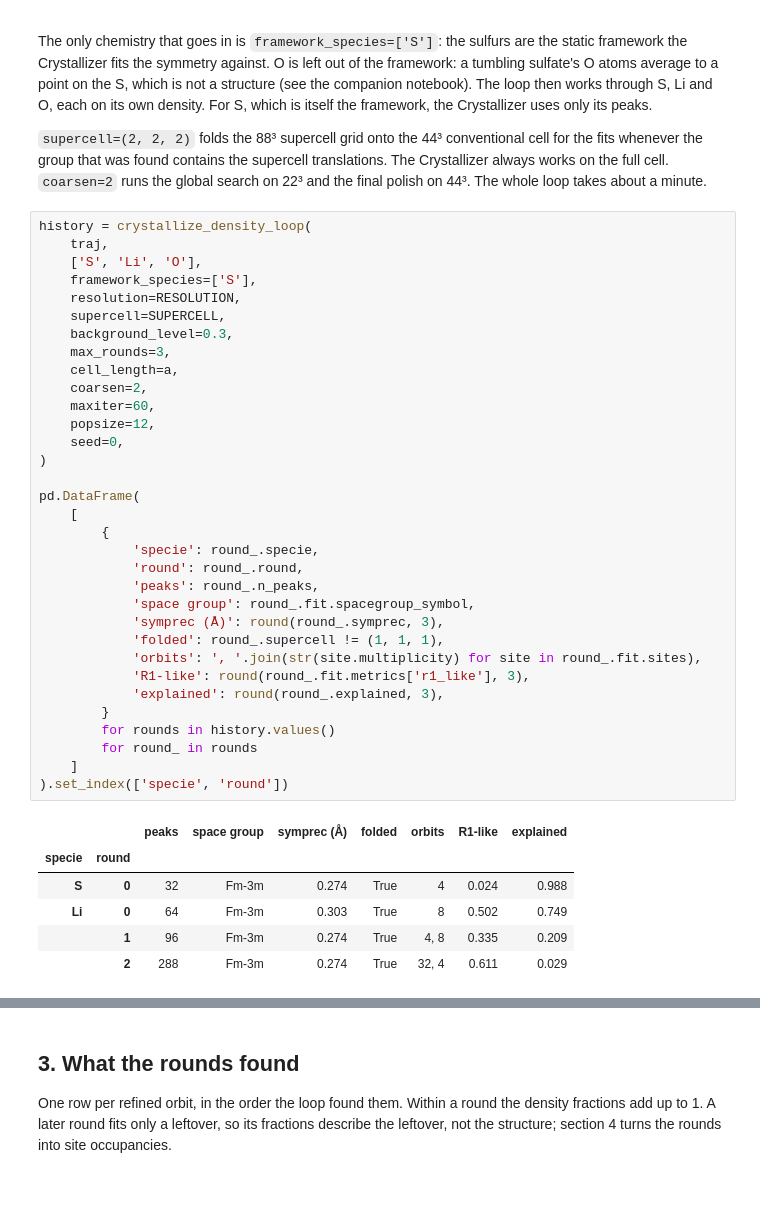
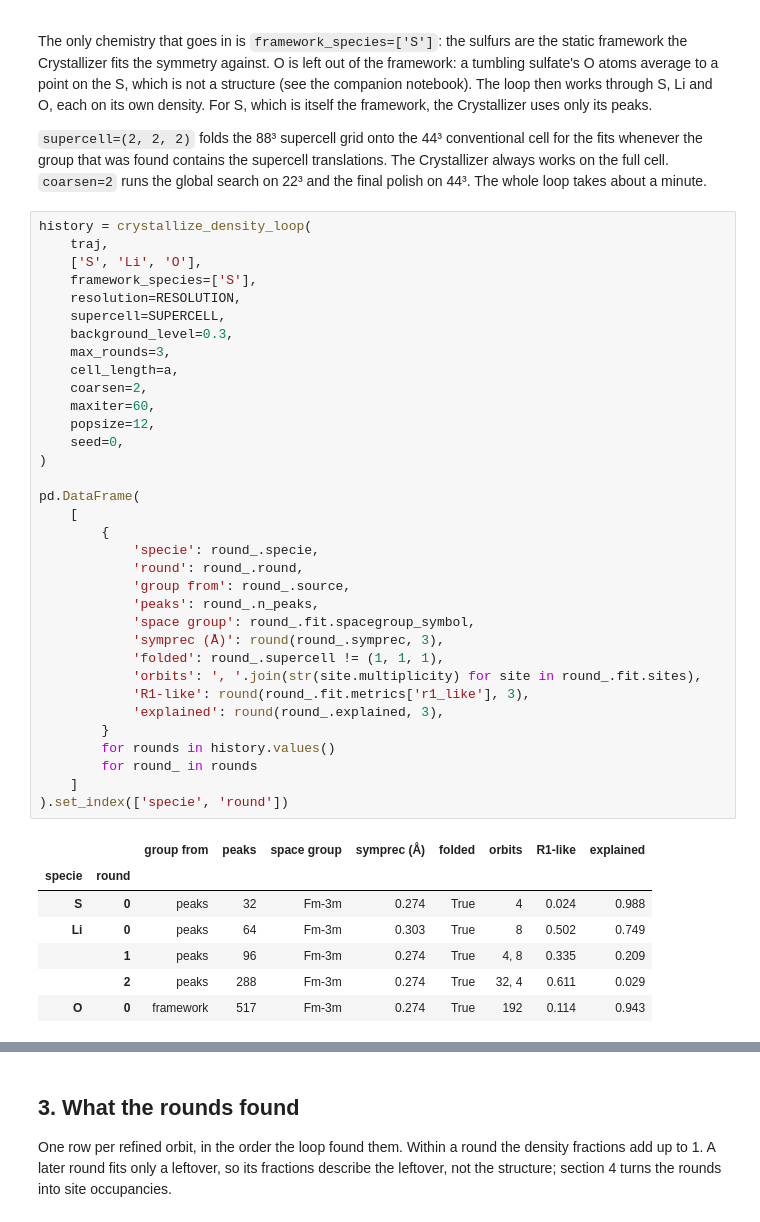
Before and after one commit to GEMDAT-repos/gemdat-notebooks, a Jupyter notebook: crystallizer_density_loop.ipynb, the cells around one changed output, grey strips where cells are left out. Cells and saved outputs as stored; diff of their text form; blank space fills up the shorter version.

```diff
--- a/crystallizer_density_loop.ipynb
+++ b/crystallizer_density_loop.ipynb
@@ -234,37 +236,39 @@ history = crystallize_density_loop(
     framework_species=['S'],
     resolution=RESOLUTION,
     supercell=SUPERCELL,
     background_level=0.3,
     max_rounds=3,
     cell_length=a,
     coarsen=2,
     maxiter=60,
     popsize=12,
     seed=0,
 )
 
 pd.DataFrame(
     [
         {
             'specie': round_.specie,
             'round': round_.round,
+            'group from': round_.source,
             'peaks': round_.n_peaks,
             'space group': round_.fit.spacegroup_symbol,
             'symprec (Å)': round(round_.symprec, 3),
             'folded': round_.supercell != (1, 1, 1),
             'orbits': ', '.join(str(site.multiplicity) for site in round_.fit.sites),
             'R1-like': round(round_.fit.metrics['r1_like'], 3),
             'explained': round(round_.explained, 3),
         }
         for rounds in history.values()
         for round_ in rounds
     ]
 ).set_index(['specie', 'round'])
 # %% [output]
-|  |  | peaks | space group | symprec (Å) | folded | orbits | R1-like | explained |
-| specie | round |  |  |  |  |  |  |  |
-| S | 0 | 32 | Fm-3m | 0.274 | True | 4 | 0.024 | 0.988 |
-| Li | 0 | 64 | Fm-3m | 0.303 | True | 8 | 0.502 | 0.749 |
-|  | 1 | 96 | Fm-3m | 0.274 | True | 4, 8 | 0.335 | 0.209 |
-|  | 2 | 288 | Fm-3m | 0.274 | True | 32, 4 | 0.611 | 0.029 |
+|  |  | group from | peaks | space group | symprec (Å) | folded | orbits | R1-like | explained |
+| specie | round |  |  |  |  |  |  |  |  |
+| S | 0 | peaks | 32 | Fm-3m | 0.274 | True | 4 | 0.024 | 0.988 |
+| Li | 0 | peaks | 64 | Fm-3m | 0.303 | True | 8 | 0.502 | 0.749 |
+|  | 1 | peaks | 96 | Fm-3m | 0.274 | True | 4, 8 | 0.335 | 0.209 |
+|  | 2 | peaks | 288 | Fm-3m | 0.274 | True | 32, 4 | 0.611 | 0.029 |
+| O | 0 | framework | 517 | Fm-3m | 0.274 | True | 192 | 0.114 | 0.943 |
 # %% [markdown]
```
Also changed, not shown: parts of 12 cells of this notebook.
